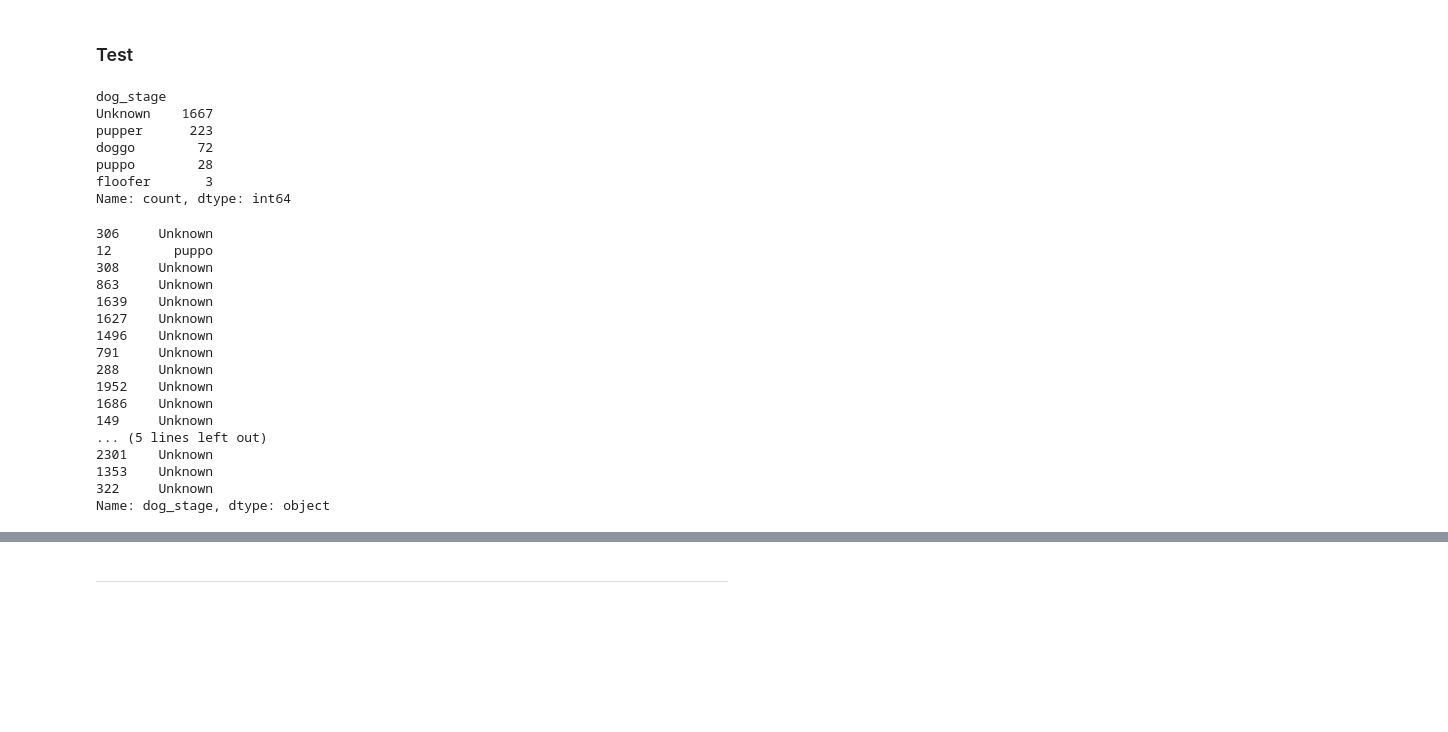
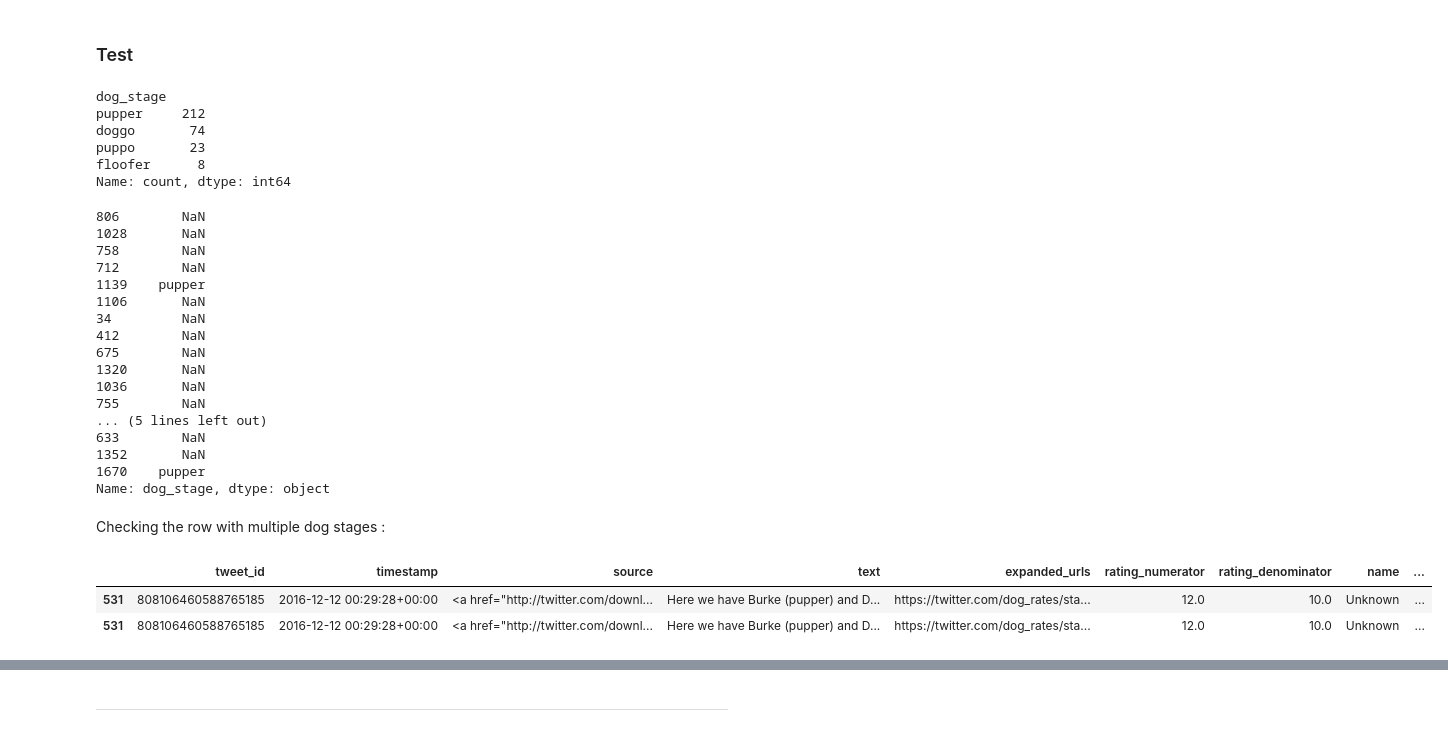
Before and after one commit to Hazorox/WranglingDeciL3, a Jupyter notebook: wrangle_act.ipynb, the cells around one changed output, grey strips where cells are left out. Drawn from its saved outputs; the diff is of its cells as text; code cells hidden in the pictures; blank space fills up the shorter version.

Commit message:
Made dog stages accept multiple stages at once

```diff
--- a/wrangle_act.ipynb
+++ b/wrangle_act.ipynb
@@ -1180,17 +1178,22 @@ If no stage was mentioned and our regular expression didn't capture a stage, we
 # %% [markdown]
 ### Code
-# %%
-# Dropping dog stages columns
-columns = ["doggo", "floofer", "pupper", "puppo"]
-archive_clean = archive_clean.drop(columns, axis=1)
 # %%
-# Creating a new dog stage column and assigning it to the extracted dog stage from the text
-# Unknown value will be passed if no dog stage was found
-archive_clean["dog_stage"] = archive_clean["text"].str.extract(
-    "(doggo|floofer|pupper|puppo)"
-)
+# Making an empty series for our column
+dog_stages = pd.Series()
 
-# Replacing NaN's with Unknown for better human read-ability
-archive_clean["dog_stage"] = archive_clean["dog_stage"].replace(
-    np.nan, "Unknown"
-)
+# Iterating over the rows
+for index, row in archive_clean.iterrows():
+    # Getting the list of dog_stages values
+    dog_stages[index] = row[["doggo","floofer","pupper","puppo"]].values
+
+# Assigning each row to a list containing only dog stages, no NaNs
+dog_stages = dog_stages.apply(lambda stages : [stage for stage in stages if stage in ["doggo","floofer","pupper","puppo"]])
+
+# Assigning the new column to the data
+archive_clean["dog_stage"] = dog_stages
+
+# Exploding it to get string values only
+archive_clean = archive_clean.explode("dog_stage")
+# %%
+# Dropping useless columns
+archive_clean = archive_clean.drop(["doggo","floofer","pupper","puppo"], axis = 1)
@@ -1197,3 +1209,5 @@ archive_clean["dog_stage"] = archive_clean["dog_stage"].replace(
+# %%
+archive_clean.loc[archive_clean["tweet_id"] == 854010172552949760, "dog_stage"] = "floofer"
 # %% [markdown]
 ### Test
 # %%
@@ -1202,27 +1216,34 @@ print(archive_clean["dog_stage"].value_counts())
 archive_clean["dog_stage"].sample(20)
 # %% [output]
 dog_stage
-Unknown    1667
-pupper      223
-doggo        72
-puppo        28
-floofer       3
+pupper     212
+doggo       74
+puppo       23
+floofer      8
 Name: count, dtype: int64
-306     Unknown
-12        puppo
-308     Unknown
-863     Unknown
-1639    Unknown
-1627    Unknown
-1496    Unknown
-791     Unknown
-288     Unknown
-1952    Unknown
-1686    Unknown
-149     Unknown
+806        NaN
+1028       NaN
+758        NaN
+712        NaN
+1139    pupper
+1106       NaN
+34         NaN
+412        NaN
+675        NaN
+1320       NaN
+1036       NaN
+755        NaN
 ... (5 lines left out)
-2301    Unknown
-1353    Unknown
-322     Unknown
+633        NaN
+1352       NaN
+1670    pupper
 Name: dog_stage, dtype: object
+# %% [markdown]
+Checking the row with multiple dog stages :
+# %%
+archive_clean.loc[archive_clean["tweet_id"] == "808106460588765185"]
+# %% [output]
+|  | tweet_id | timestamp | source | text | expanded_urls | rating_numerator | rating_denominator | name | ... |
+| 531 | 808106460588765185 | 2016-12-12 00:29:28+00:00 | <a href="http://twitter.com/downl... | Here we have Burke (pupper) and D... | https://twitter.com/dog_rates/sta... | 12.0 | 10.0 | Unknown | ... |
+| 531 | 808106460588765185 | 2016-12-12 00:29:28+00:00 | <a href="http://twitter.com/downl... | Here we have Burke (pupper) and D... | https://twitter.com/dog_rates/sta... | 12.0 | 10.0 | Unknown | ... |
 # %% [markdown]
```
Also changed, not shown: parts of 16 cells of this notebook, 1 other file.
